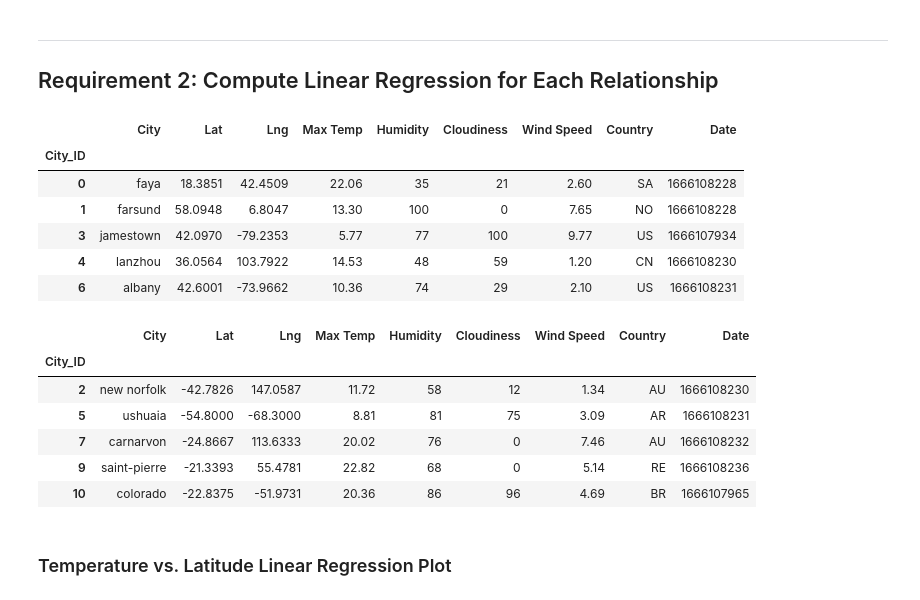
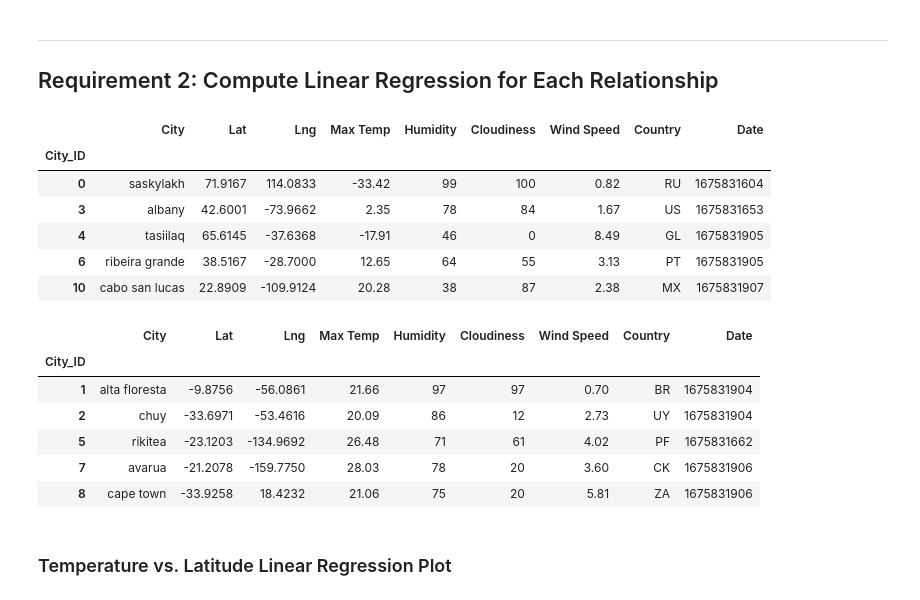
Before and after one commit to sewiteskinder/python-api-challenge, a Jupyter notebook: WeatherPy/WeatherPy.ipynb, the cells around one changed output. Cells and saved outputs as stored; diff of their text form; code cells hidden in the pictures.

```diff
--- a/WeatherPy/WeatherPy.ipynb
+++ b/WeatherPy/WeatherPy.ipynb
@@ -174,6 +172,6 @@ city_data_df.to_csv("output_data/cities.csv", index_label="City_ID")
 # %%
 # Read saved data
-city_data_df = pd.read_csv("output_data/cities.csv", index_col="City_ID")
+city_data_df = pd.read_csv("../cities.csv", index_col="City_ID")
 
 # Display sample data
 city_data_df.head()
@@ -261,30 +302,30 @@ plt.show()
 # %%
 # Create a DataFrame with the Northern Hemisphere data (Latitude >= 0)
-# YOUR CODE HERE
+northern_hemi_df = city_data_df[city_data_df ["Lat"] >= 0]
 
 # Display sample data
 northern_hemi_df.head()
 # %% [output]
 |  | City | Lat | Lng | Max Temp | Humidity | Cloudiness | Wind Speed | Country | Date |
 | City_ID |  |  |  |  |  |  |  |  |  |
-| 0 | faya | 18.3851 | 42.4509 | 22.06 | 35 | 21 | 2.60 | SA | 1666108228 |
-| 1 | farsund | 58.0948 | 6.8047 | 13.30 | 100 | 0 | 7.65 | NO | 1666108228 |
-| 3 | jamestown | 42.0970 | -79.2353 | 5.77 | 77 | 100 | 9.77 | US | 1666107934 |
-| 4 | lanzhou | 36.0564 | 103.7922 | 14.53 | 48 | 59 | 1.20 | CN | 1666108230 |
-| 6 | albany | 42.6001 | -73.9662 | 10.36 | 74 | 29 | 2.10 | US | 1666108231 |
+| 0 | saskylakh | 71.9167 | 114.0833 | -33.42 | 99 | 100 | 0.82 | RU | 1675831604 |
+| 3 | albany | 42.6001 | -73.9662 | 2.35 | 78 | 84 | 1.67 | US | 1675831653 |
+| 4 | tasiilaq | 65.6145 | -37.6368 | -17.91 | 46 | 0 | 8.49 | GL | 1675831905 |
+| 6 | ribeira grande | 38.5167 | -28.7000 | 12.65 | 64 | 55 | 3.13 | PT | 1675831905 |
+| 10 | cabo san lucas | 22.8909 | -109.9124 | 20.28 | 38 | 87 | 2.38 | MX | 1675831907 |
 # %%
 # Create a DataFrame with the Southern Hemisphere data (Latitude < 0)
-# YOUR CODE HERE
+southern_hemi_df = city_data_df[city_data_df ["Lat"] < 0]
 
 # Display sample data
 southern_hemi_df.head()
 # %% [output]
 |  | City | Lat | Lng | Max Temp | Humidity | Cloudiness | Wind Speed | Country | Date |
 | City_ID |  |  |  |  |  |  |  |  |  |
-| 2 | new norfolk | -42.7826 | 147.0587 | 11.72 | 58 | 12 | 1.34 | AU | 1666108230 |
-| 5 | ushuaia | -54.8000 | -68.3000 | 8.81 | 81 | 75 | 3.09 | AR | 1666108231 |
-| 7 | carnarvon | -24.8667 | 113.6333 | 20.02 | 76 | 0 | 7.46 | AU | 1666108232 |
-| 9 | saint-pierre | -21.3393 | 55.4781 | 22.82 | 68 | 0 | 5.14 | RE | 1666108236 |
-| 10 | colorado | -22.8375 | -51.9731 | 20.36 | 86 | 96 | 4.69 | BR | 1666107965 |
+| 1 | alta floresta | -9.8756 | -56.0861 | 21.66 | 97 | 97 | 0.70 | BR | 1675831904 |
+| 2 | chuy | -33.6971 | -53.4616 | 20.09 | 86 | 12 | 2.73 | UY | 1675831904 |
+| 5 | rikitea | -23.1203 | -134.9692 | 26.48 | 71 | 61 | 4.02 | PF | 1675831662 |
+| 7 | avarua | -21.2078 | -159.7750 | 28.03 | 78 | 20 | 3.60 | CK | 1675831906 |
+| 8 | cape town | -33.9258 | 18.4232 | 21.06 | 75 | 20 | 5.81 | ZA | 1675831906 |
 # %% [markdown]
 ###  Temperature vs. Latitude Linear Regression Plot
```
Also changed, not shown: parts of 38 cells of this notebook.
